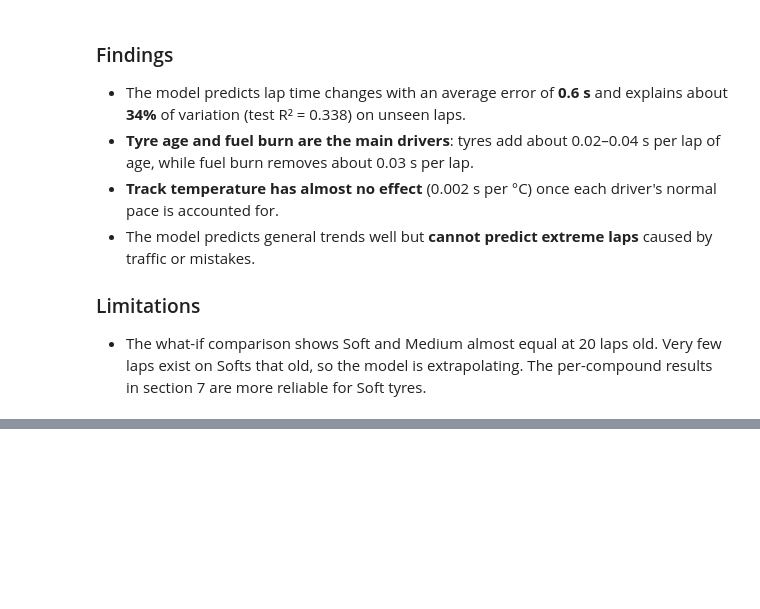
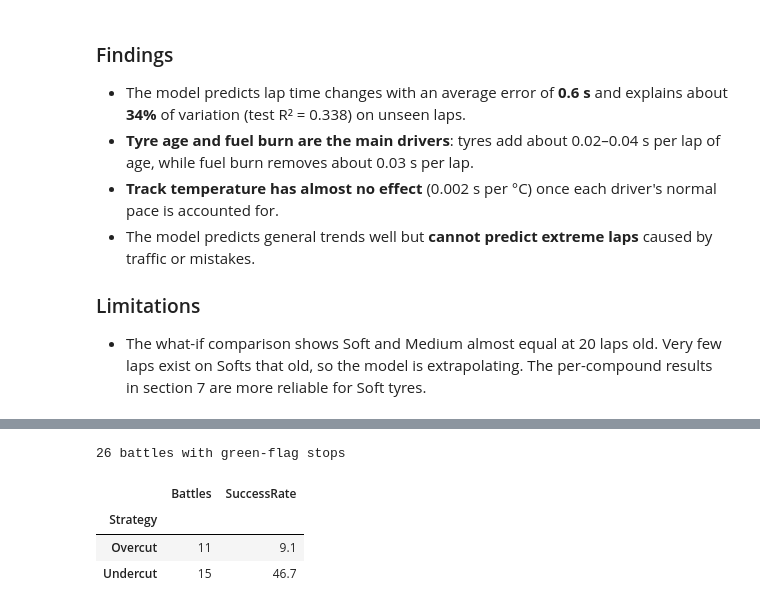
Before and after one commit to gavinvasco-prog/f1-race-analysis, a Jupyter notebook: notebooks/Gavin_tyre_degradation.ipynb, the cells around one changed output, grey strips where cells are left out. Saved outputs shown, nothing was run; the diff lists cells and outputs as text; code cells hidden in the pictures; blank space fills up the shorter version.

```diff
--- a/notebooks/Gavin_tyre_degradation.ipynb
+++ b/notebooks/Gavin_tyre_degradation.ipynb
@@ -279,0 +347,13 @@ scenarios[["Predicted delta (s)"]]
+# %%
+green = events[events["Green flag stops"]]   # stops under safety car are unfairly cheap
+print(len(green), "battles with green-flag stops")
+
+summary = green.groupby("Strategy")["Success"].agg(Battles="count", SuccessRate="mean")
+summary["SuccessRate"] = (summary["SuccessRate"] * 100).round(1)
+summary
+# %% [output]
+26 battles with green-flag stops
+|  | Battles | SuccessRate |
+| Strategy |  |  |
+| Overcut | 11 | 9.1 |
+| Undercut | 15 | 46.7 |
```
Also changed, not shown: parts of 7 cells of this notebook.
